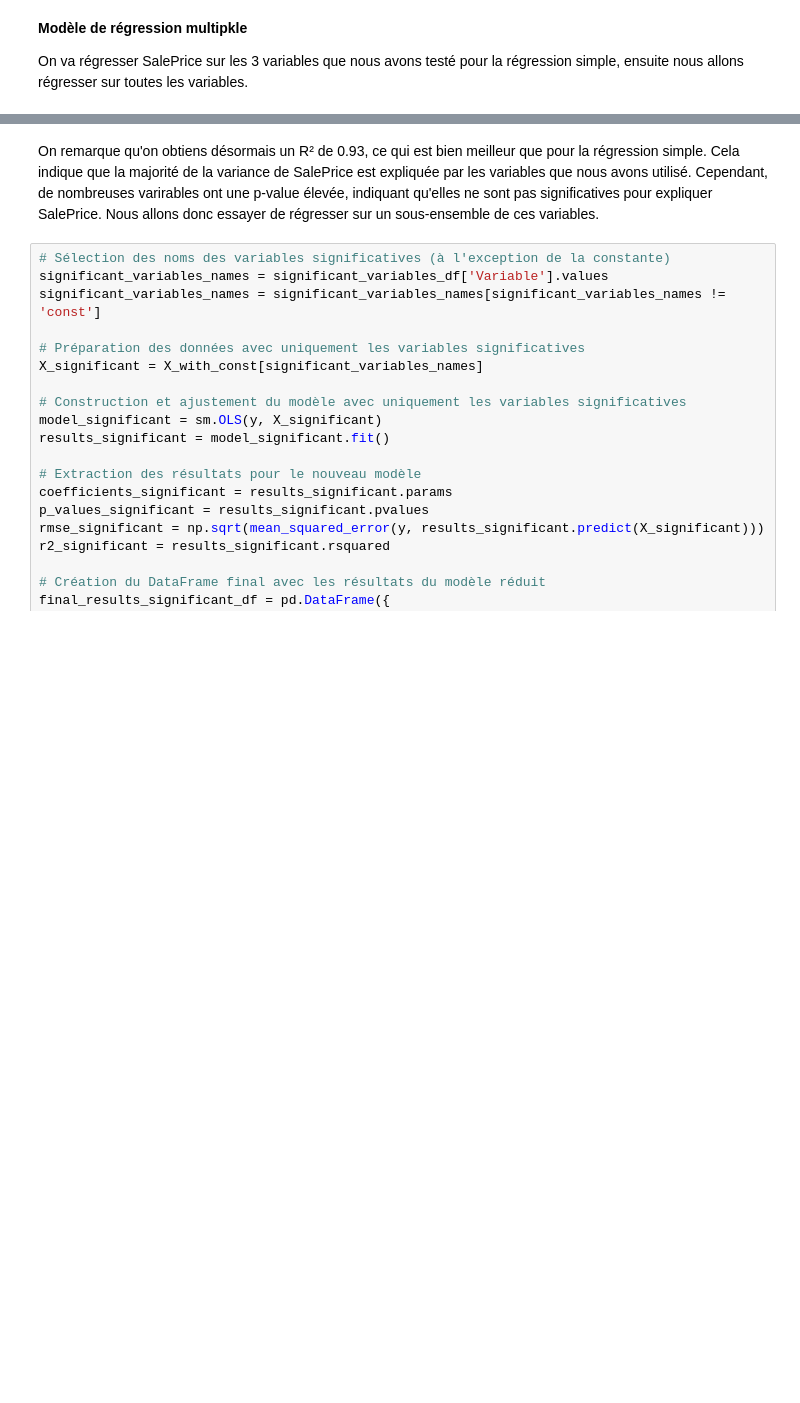
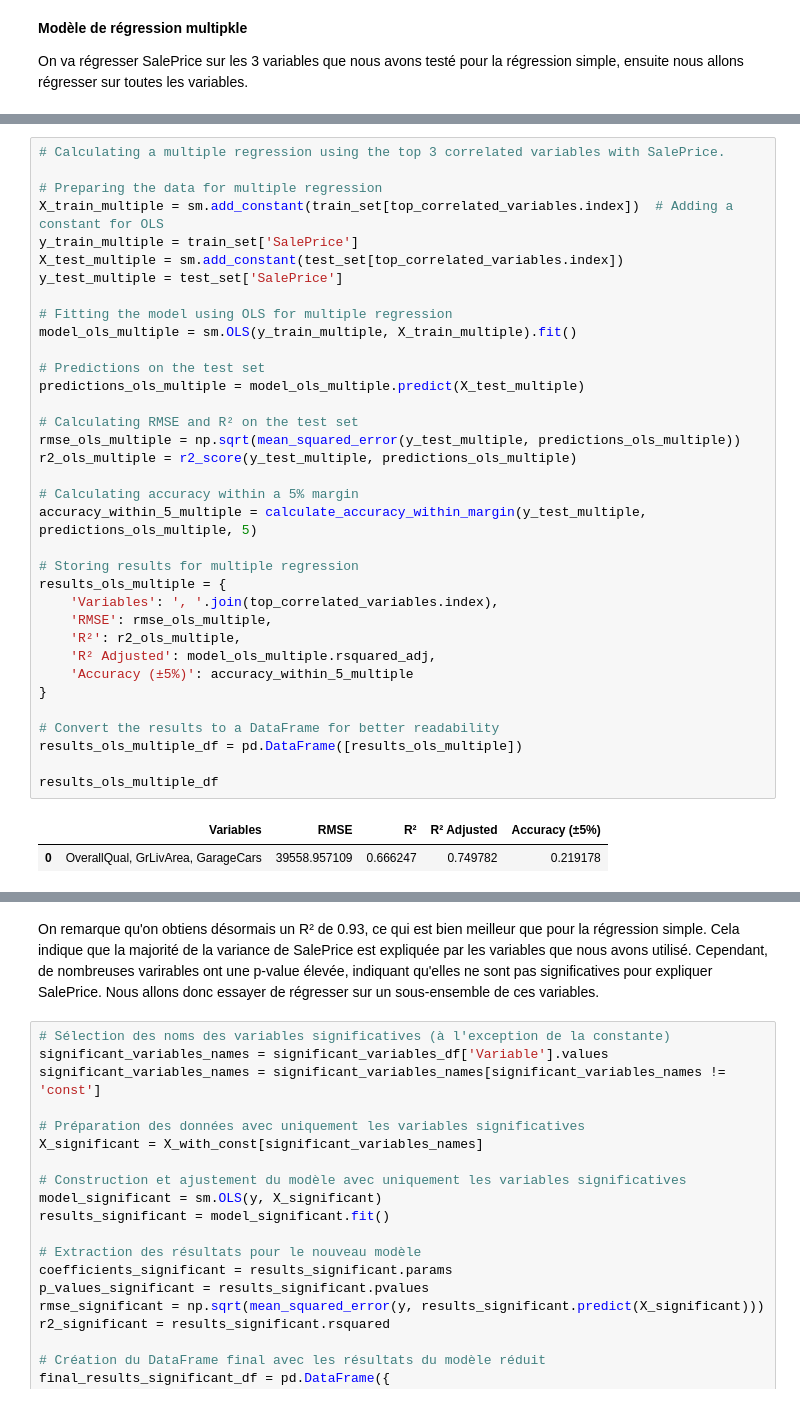
Before and after one commit to Thomas-Fernandes/House-Prices, a Jupyter notebook: Script.ipynb, the cells around one changed output, grey strips where cells are left out. Drawn from its saved outputs; the diff is of its cells as text; blank space fills up the shorter version.

```diff
--- a/Script.ipynb
+++ b/Script.ipynb
@@ -370,0 +303,38 @@ significant_variables_df
+# %%
+# Calculating a multiple regression using the top 3 correlated variables with SalePrice.
+
+# Preparing the data for multiple regression
+X_train_multiple = sm.add_constant(train_set[top_correlated_variables.index])  # Adding a constant for OLS
+y_train_multiple = train_set['SalePrice']
+X_test_multiple = sm.add_constant(test_set[top_correlated_variables.index])
+y_test_multiple = test_set['SalePrice']
+
+# Fitting the model using OLS for multiple regression
+model_ols_multiple = sm.OLS(y_train_multiple, X_train_multiple).fit()
+
+# Predictions on the test set
+predictions_ols_multiple = model_ols_multiple.predict(X_test_multiple)
+
+# Calculating RMSE and R² on the test set
+rmse_ols_multiple = np.sqrt(mean_squared_error(y_test_multiple, predictions_ols_multiple))
+r2_ols_multiple = r2_score(y_test_multiple, predictions_ols_multiple)
+
+# Calculating accuracy within a 5% margin
+accuracy_within_5_multiple = calculate_accuracy_within_margin(y_test_multiple, predictions_ols_multiple, 5)
+
+# Storing results for multiple regression
+results_ols_multiple = {
+    'Variables': ', '.join(top_correlated_variables.index),
+    'RMSE': rmse_ols_multiple,
+    'R²': r2_ols_multiple,
+    'R² Adjusted': model_ols_multiple.rsquared_adj,
+    'Accuracy (±5%)': accuracy_within_5_multiple
+}
+
+# Convert the results to a DataFrame for better readability
+results_ols_multiple_df = pd.DataFrame([results_ols_multiple])
+
+results_ols_multiple_df
+# %% [output]
+|  | Variables | RMSE | R² | R² Adjusted | Accuracy (±5%) |
+| 0 | OverallQual, GrLivArea, GarageCars | 39558.957109 | 0.666247 | 0.749782 | 0.219178 |
```
Also changed, not shown: parts of 9 cells of this notebook.
